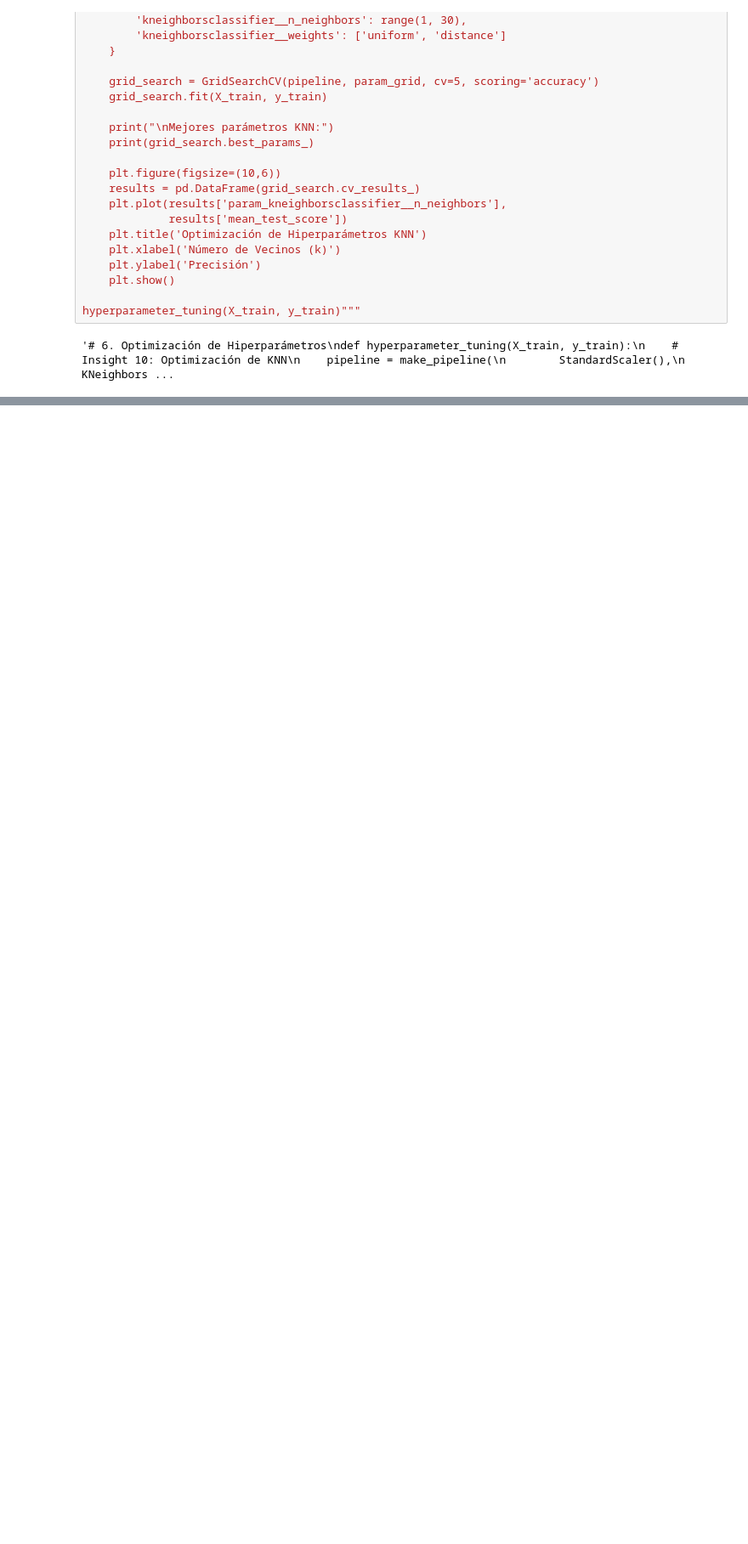
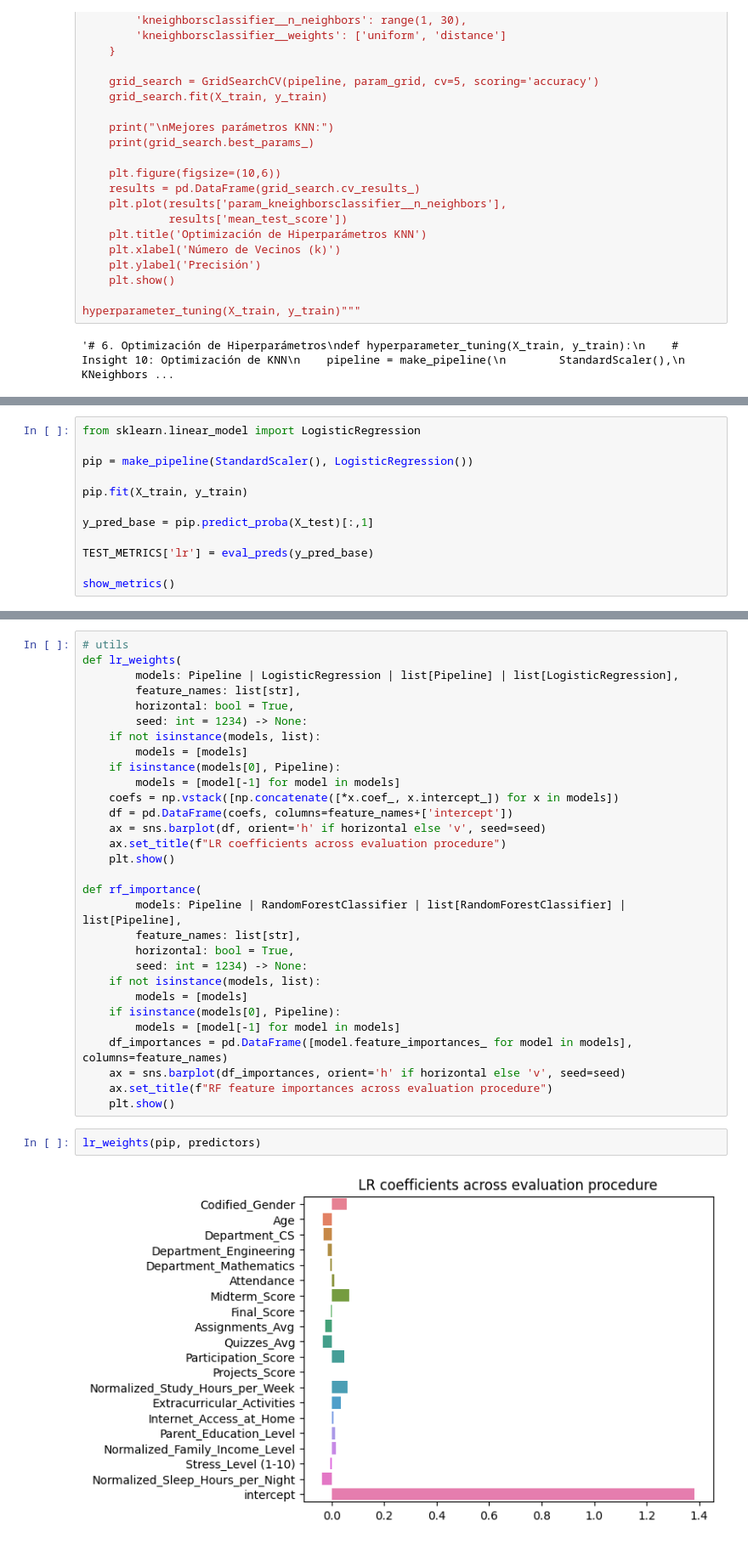
Before and after one commit to Javier-Etcheto/AprMaqI, a Jupyter notebook: TP.ipynb, the cells around one changed output, grey strips where cells are left out. Shown at 85% size. Drawn from its saved outputs; the diff is of its cells as text; blank space fills up the shorter version.

```diff
--- a/TP.ipynb
+++ b/TP.ipynb
@@ -501,0 +790,12 @@ hyperparameter_tuning(X_train, y_train)"""
+# %%
+from sklearn.linear_model import LogisticRegression
+
+pip = make_pipeline(StandardScaler(), LogisticRegression())
+
+pip.fit(X_train, y_train)
+
+y_pred_base = pip.predict_proba(X_test)[:,1]
+
+TEST_METRICS['lr'] = eval_preds(y_pred_base)
+
+show_metrics()
@@ -501,0 +805,34 @@ hyperparameter_tuning(X_train, y_train)"""
+# %%
+# utils
+def lr_weights(
+        models: Pipeline | LogisticRegression | list[Pipeline] | list[LogisticRegression],
+        feature_names: list[str],
+        horizontal: bool = True,
+        seed: int = 1234) -> None:
+    if not isinstance(models, list):
+        models = [models]
+    if isinstance(models[0], Pipeline):
+        models = [model[-1] for model in models]
+    coefs = np.vstack([np.concatenate([*x.coef_, x.intercept_]) for x in models])
+    df = pd.DataFrame(coefs, columns=feature_names+['intercept'])
+    ax = sns.barplot(df, orient='h' if horizontal else 'v', seed=seed)
+    ax.set_title(f"LR coefficients across evaluation procedure")
+    plt.show()
+
+def rf_importance(
+        models: Pipeline | RandomForestClassifier | list[RandomForestClassifier] | list[Pipeline],
+        feature_names: list[str],
+        horizontal: bool = True,
+        seed: int = 1234) -> None:
+    if not isinstance(models, list):
+        models = [models]
+    if isinstance(models[0], Pipeline):
+        models = [model[-1] for model in models]
+    df_importances = pd.DataFrame([model.feature_importances_ for model in models], columns=feature_names)
+    ax = sns.barplot(df_importances, orient='h' if horizontal else 'v', seed=seed)
+    ax.set_title(f"RF feature importances across evaluation procedure")
+    plt.show()
+# %%
+lr_weights(pip, predictors)
+# %% [output]
+[figure, added]
```
Also changed, not shown: parts of 45 cells of this notebook.
